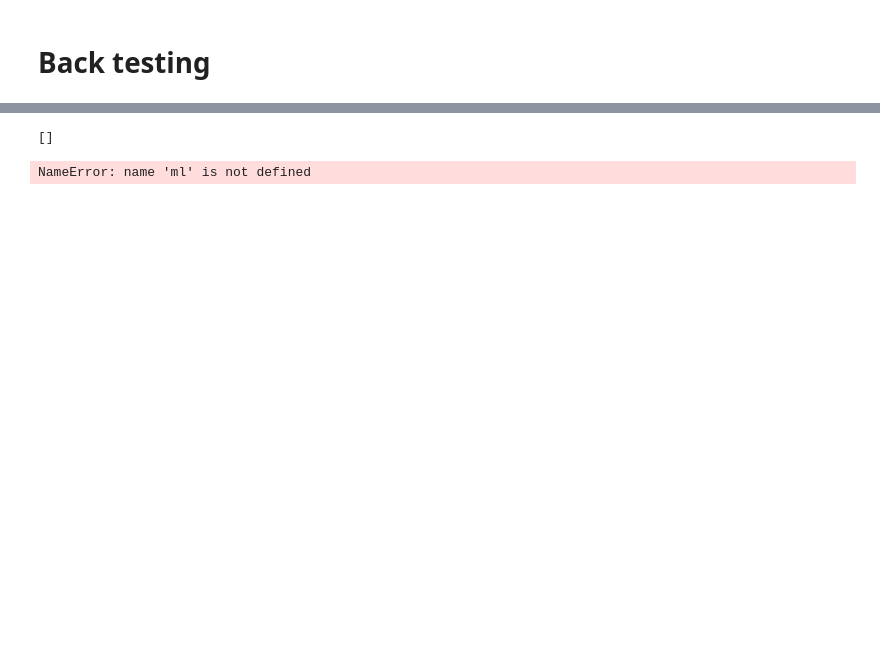
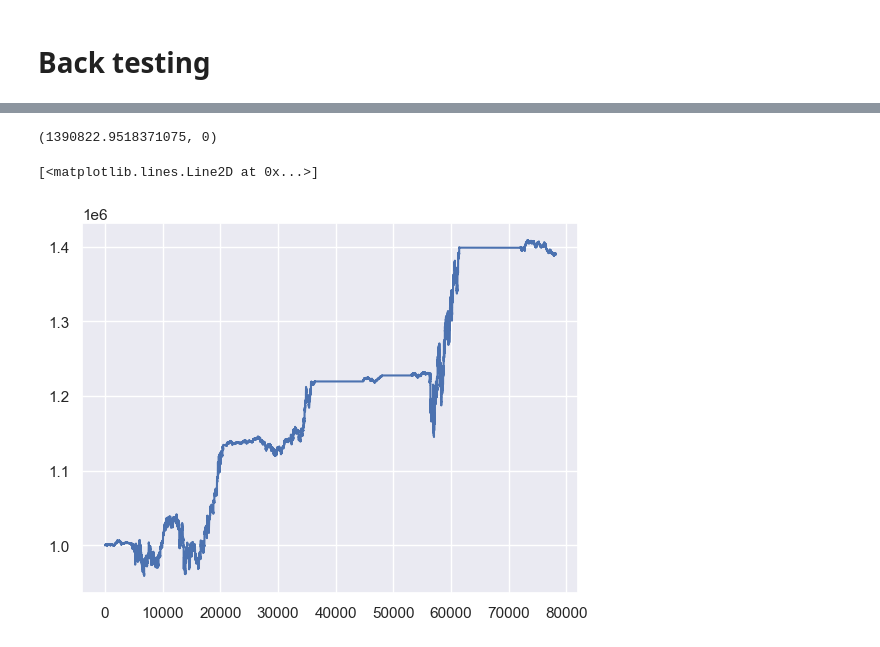
Before and after one commit to GoopyMarrow/M_S_Trading, a Jupyter notebook: proyect2_.ipynb, the cells around one changed output, grey strips where cells are left out. Saved outputs shown, nothing was run; the diff lists cells and outputs as text; code cells hidden in the pictures; blank space fills up the shorter version.

```diff
--- a/proyect2_.ipynb
+++ b/proyect2_.ipynb
@@ -47,9 +184,9 @@ historic.head()
 # Back testing
 # %%
 COM = 0.125/100
-SL = 0.05
-TP = 0.05
+SL = 0.125
+TP = 0.138
 BORROW_RATE = 0.25 / 100
 
 cash = 1_000_000
-n_shares = 50
+n_shares = 385
@@ -68,29 +193,44 @@ class Operation:
 # %%
-active_positions = []
+active_long_positions = []
+
+portfolio_value = [cash]
 
 for i, row in historic.iterrows():
+    #This only works for long positions
+    portfolio_value.append(get_portfolio_value(
+        cash, active_long_positions, [], row.Close, n_shares
+    ))
+
     # Close positions
-    for position in active_positions[:]:  # Iterate over a copy of the list
+    for position in active_long_positions[:]:  # Iterate over a copy of the list
         if row.Close > position.take_profit or row.Close < position.stop_loss:
             # Close the position
             cash += row.Close * position.n_shares * (1 - COM)
             # Remove the position from active positions
-            active_positions.remove(position)
+            active_long_positions.remove(position)
+            continue
 
 
 
     # Buy
     # Check signal
     if not row.buy_signal:
+        portfolio_value.append(get_portfolio_value(
+        cash, active_long_positions, [], row.Close, n_shares
+    ))
         continue
 
     # Do we have enough cash?
     if cash < row.Close * n_shares * (1 + COM):
+        portfolio_value.append(get_portfolio_value(
+        cash, active_long_positions, [], row.Close, n_shares
+    ))
         continue
+
     # Discount the cost
     cash -= row.Close * n_shares * (1 + COM)
     # Save the operation as active position
-    active_positions.append(Operation(
+    active_long_positions.append(Operation(
             time=row.Datetime,
             price=row.Close,
             stop_loss=row.Close * (1 - SL),
@@ -98,6 +238,9 @@ for i, row in historic.iterrows():
             n_shares=n_shares,
             type='LONG'
         ))
+
+cash += row.Close * len(active_long_positions) * n_shares * (1 - COM)
+active_long_positions = []
 # %%
 cash
 # %% [output]
@@ -105,8 +248,9 @@ cash
 # %%
-active_positions
+cash, len(active_long_positions)
 # %% [output]
-[]
+(1390822.9518371075, 0)
-# %%
-mlokaskdlfkj
-# %% [output]
-NameError: name 'ml' is not defined
+# %%
+plt.plot(portfolio_value)
+# %% [output]
+[<matplotlib.lines.Line2D at 0x...>]
+[figure, added]
```
Also changed, not shown: parts of 12 cells of this notebook, 1 other file.
